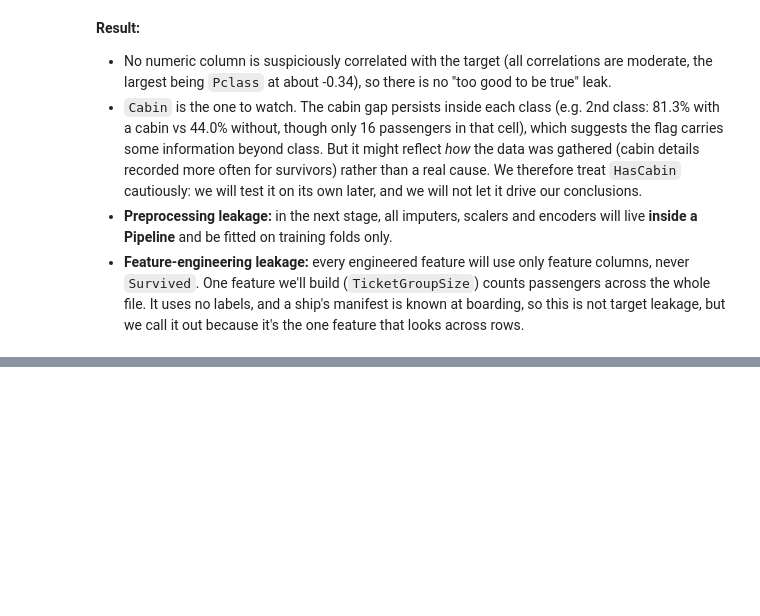
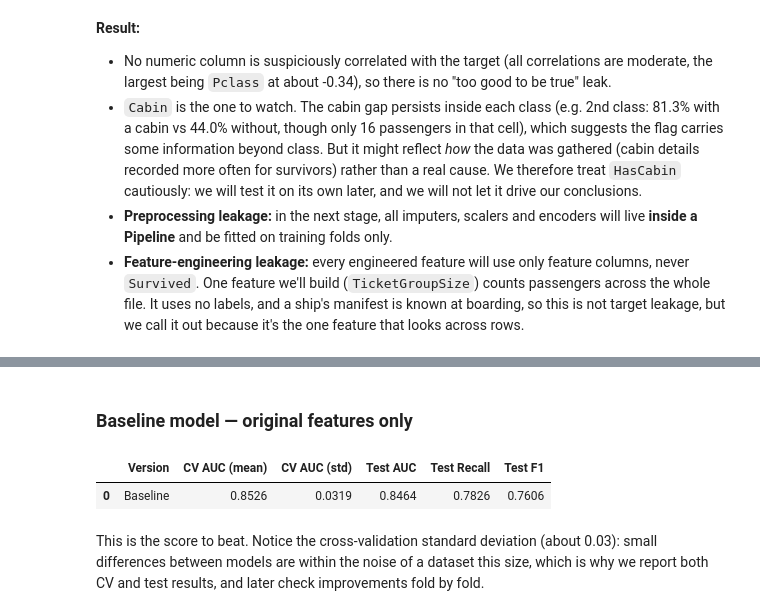
Before and after one commit to Kimberlywangari/titanic-feature-engineering, a Jupyter notebook: feature-engineering.ipynb, the cells around one changed output, grey strips where cells are left out. Cells and saved outputs as stored; diff of their text form; code cells hidden in the pictures; blank space fills up the shorter version.

Commit message:
Add stratified split, baseline Pipeline with ColumnTransformer, and evaluation function

```diff
--- a/feature-engineering.ipynb
+++ b/feature-engineering.ipynb
@@ -464,0 +503,52 @@ Correlation of numeric columns with Survived:
+# %%
+def build_pipeline(num_cols, cat_cols):
+    """Preprocessing (impute -> scale / encode) + Logistic Regression in one object."""
+    numeric_steps = Pipeline([
+        ("impute", SimpleImputer(strategy="median")),
+        ("scale", StandardScaler()),
+    ])
+    categorical_steps = Pipeline([
+        ("impute", SimpleImputer(strategy="most_frequent")),
+        ("onehot", OneHotEncoder(handle_unknown="ignore")),
+    ])
+    preprocess = ColumnTransformer([
+        ("num", numeric_steps, num_cols),
+        ("cat", categorical_steps, cat_cols),
+    ])
+    return Pipeline([
+        ("preprocess", preprocess),
+        ("model", LogisticRegression(class_weight="balanced", max_iter=1000,
+                                     random_state=RANDOM_STATE)),
+    ])
+# %%
+def evaluate(name, data, num_cols, cat_cols):
+    """Cross-validate on train, fit on train, score on the untouched test set."""
+    X = data[num_cols + cat_cols]
+    pipe = build_pipeline(num_cols, cat_cols)
+
+    cv_scores = cross_val_score(pipe, X.loc[train_idx], y_train, cv=cv, scoring="roc_auc")
+
+    pipe.fit(X.loc[train_idx], y_train)
+    proba = pipe.predict_proba(X.loc[test_idx])[:, 1]
+    pred = pipe.predict(X.loc[test_idx])
+    return {
+        "Version": name,
+        "CV AUC (mean)": cv_scores.mean(),
+        "CV AUC (std)": cv_scores.std(),
+        "Test AUC": roc_auc_score(y_test, proba),
+        "Test Recall": recall_score(y_test, pred),
+        "Test F1": f1_score(y_test, pred),
+    }, cv_scores, pipe
+# %% [markdown]
+### Baseline model — original features only
+# %%
+BASE_NUM = ["Age", "SibSp", "Parch", "Fare"]
+BASE_CAT = ["Pclass", "Sex", "Embarked"]
+
+baseline_result, baseline_cv, baseline_pipe = evaluate("Baseline", df, BASE_NUM, BASE_CAT)
+pd.DataFrame([baseline_result]).round(4)
+# %% [output]
+|  | Version | CV AUC (mean) | CV AUC (std) | Test AUC | Test Recall | Test F1 |
+| 0 | Baseline | 0.8526 | 0.0319 | 0.8464 | 0.7826 | 0.7606 |
+# %% [markdown]
+This is the score to beat. Notice the cross-validation standard deviation (about 0.03): small differences between models are within the noise of a dataset this size, which is why we report both CV and test results, and later check improvements fold by fold.
```
Also changed, not shown: parts of 4 cells of this notebook.
